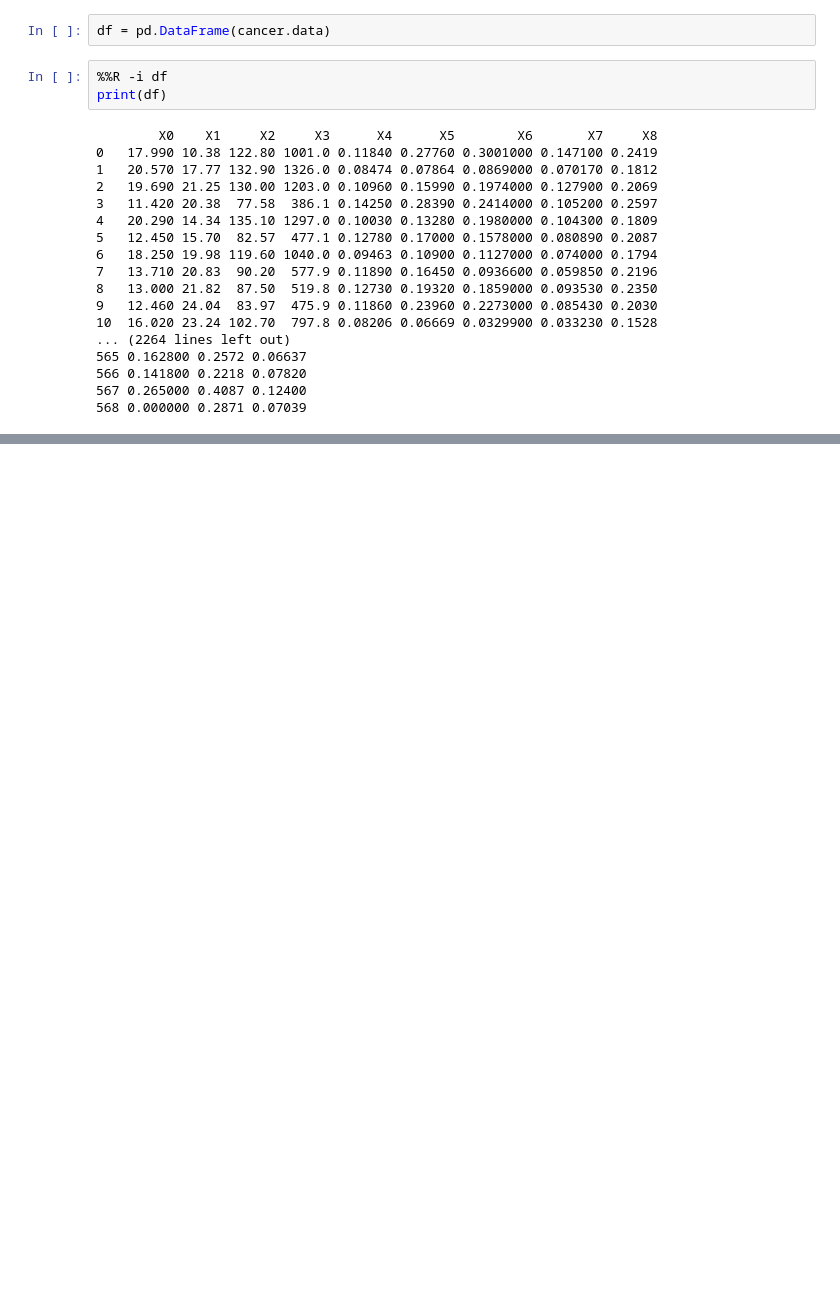
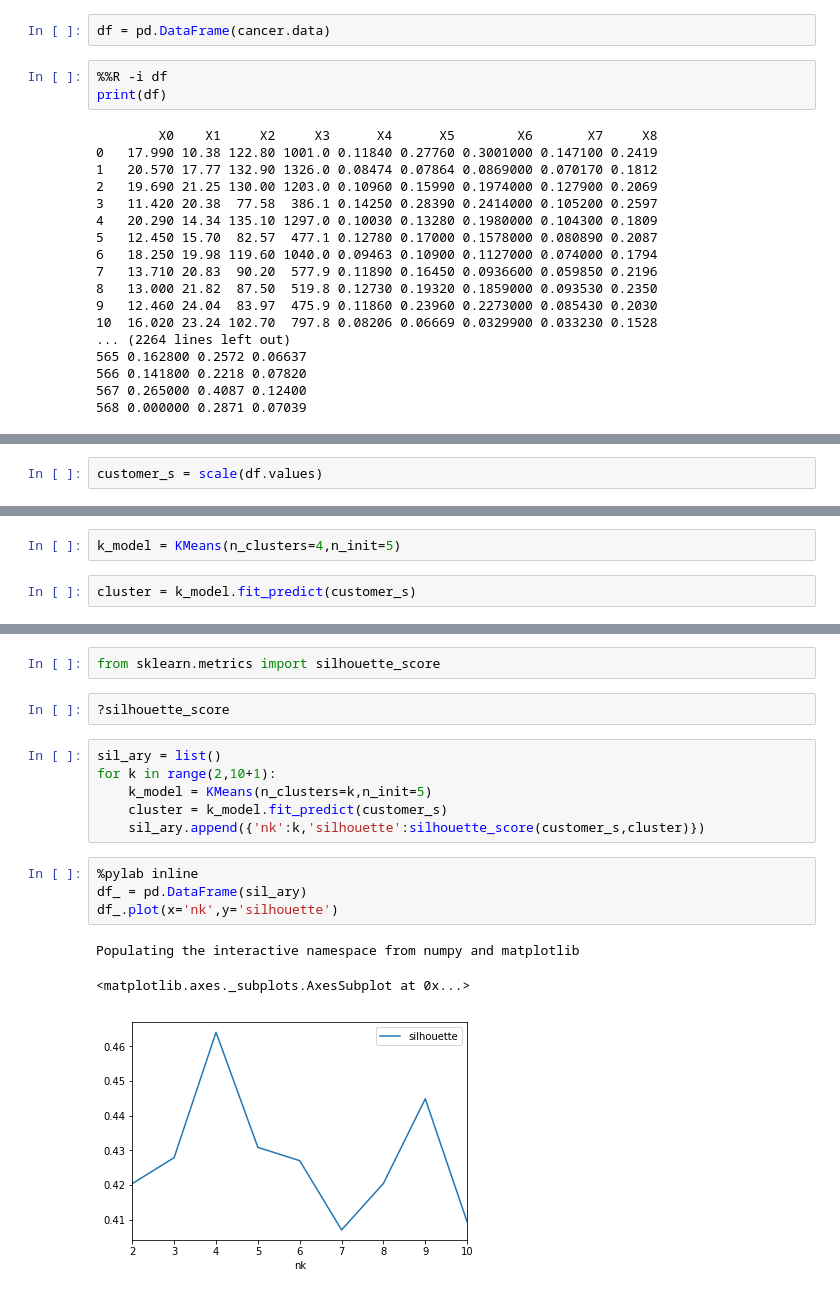
Before and after one commit to YuHsuanLin/riii, a Jupyter notebook: cb102/sklearn_example.ipynb, the cells around one changed output, grey strips where cells are left out. Drawn from its saved outputs; the diff is of its cells as text; blank space fills up the shorter version.

Commit message:
add sklearn example

```diff
--- a/cb102/sklearn_example.ipynb
+++ b/cb102/sklearn_example.ipynb
@@ -185,0 +240,2 @@ print(df)
+# %%
+customer_s = scale(df.values)
@@ -185,0 +246,4 @@ print(df)
+# %%
+k_model = KMeans(n_clusters=4,n_init=5)
+# %%
+cluster = k_model.fit_predict(customer_s)
@@ -185,0 +270,18 @@ print(df)
+# %%
+from sklearn.metrics import silhouette_score
+# %%
+?silhouette_score
+# %%
+sil_ary = list()
+for k in range(2,10+1):
+    k_model = KMeans(n_clusters=k,n_init=5)
+    cluster = k_model.fit_predict(customer_s)
+    sil_ary.append({'nk':k,'silhouette':silhouette_score(customer_s,cluster)})
+# %%
+%pylab inline
+df_ = pd.DataFrame(sil_ary)
+df_.plot(x='nk',y='silhouette')
+# %% [output]
+Populating the interactive namespace from numpy and matplotlib
+<matplotlib.axes._subplots.AxesSubplot at 0x...>
+[figure, added]
```
Also changed, not shown: parts of 11 cells of this notebook, 1 other file.
